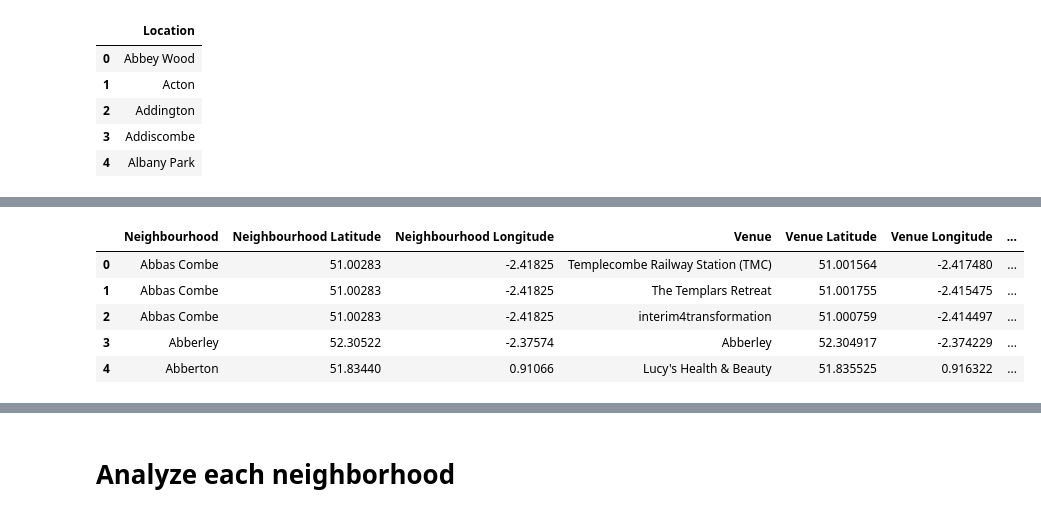
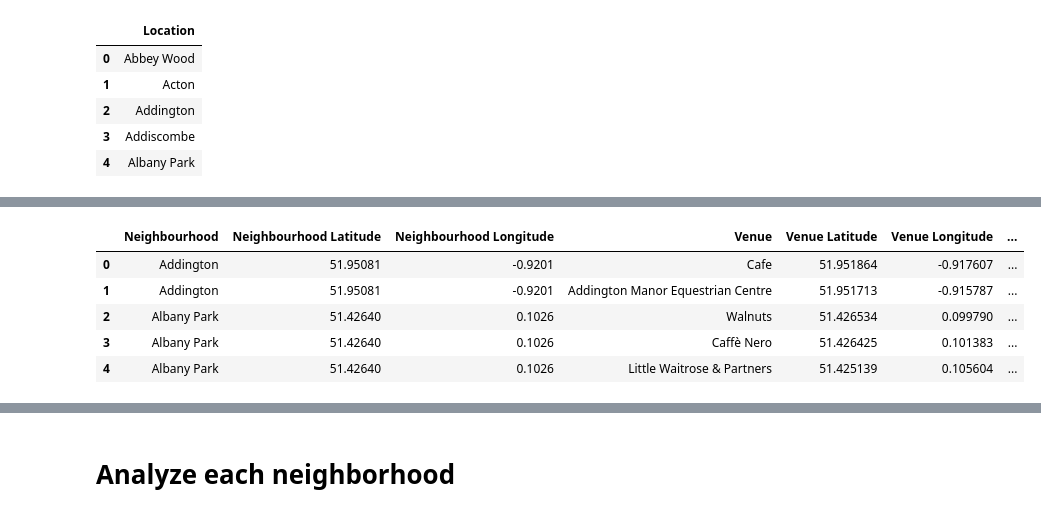
Before and after one commit to icyguy64/Data-Mining, a Jupyter notebook: data_mining_recommendation.ipynb, the cells around one changed output, grey strips where cells are left out. Saved outputs shown, nothing was run; the diff lists cells and outputs as text; code cells hidden in the pictures.

```diff
--- a/data_mining_recommendation.ipynb
+++ b/data_mining_recommendation.ipynb
@@ -172,0 +280,4 @@ df.head()
+# %%
+result = pd.merge(new_df3, df, how='inner', left_on='Neighbourhood', right_on='name')
+result = result[['Borough','Neighbourhood','latitude','longitude']]
+result.head()
@@ -173,5 +305,5 @@ df.head()
 # %%
-df.drop_duplicates(subset='name', keep='first', inplace=True)
-df = df.head(100)
-df.shape
+df = result.drop_duplicates(subset='Neighbourhood', keep='first')
+#df = df.head(100)
+df.head(100)
 # %% [output]
@@ -193,7 +350,7 @@ longitude = -0.127756
 map_london = folium.Map(location=[latitude, longitude], zoom_start=10)
 
 # add markers to map
-for lat, lng, borough, neighborhood in zip(df['latitude'], df['longitude'], df['country'], df['name']):
+for lat, lng, borough, neighborhood in zip(df['latitude'], df['longitude'], df['Borough'], df['Neighbourhood']):
     label = '{}, {}'.format(neighborhood, borough)
     label = folium.Popup(label, parse_html=True)
     folium.CircleMarker(
@@ -210,8 +367,8 @@ map_london
 # %% [output]
 [interactive output not drawn]
 # %%
-CLIENT_ID = ''
-CLIENT_SECRET = ''
+CLIENT_ID = '3JB1PNOILKSRSSHZX4NXBFYTRMJD3ADPIDUZABKWLUTXKC3T'
+CLIENT_SECRET = 'VTXFM3UHONDKA4IZXHUQYZXV5VTFY4WMWFWPDWPIS4QEKRKW'
 VERSION = '20180605'
 # %%
 def getNearbyVenues(names, latitudes, longitudes, radius=500, LIMIT=100):
@@ -254,16 +411,16 @@ def getNearbyVenues(names, latitudes, longitudes, radius=500, LIMIT=100):
 
     return(nearby_venues)
 # %%
-london_venues = getNearbyVenues(names=df['name'],latitudes=df['latitude'],longitudes=df['longitude'])
+london_venues = getNearbyVenues(names=df['Neighbourhood'],latitudes=df['latitude'],longitudes=df['longitude'])
 
 london_venues.head()
 # %% [output]
 |  | Neighbourhood | Neighbourhood Latitude | Neighbourhood Longitude | Venue | Venue Latitude | Venue Longitude | ... |
-| 0 | Abbas Combe | 51.00283 | -2.41825 | Templecombe Railway Station (TMC) | 51.001564 | -2.417480 | ... |
-| 1 | Abbas Combe | 51.00283 | -2.41825 | The Templars Retreat | 51.001755 | -2.415475 | ... |
-| 2 | Abbas Combe | 51.00283 | -2.41825 | interim4transformation | 51.000759 | -2.414497 | ... |
-| 3 | Abberley | 52.30522 | -2.37574 | Abberley | 52.304917 | -2.374229 | ... |
-| 4 | Abberton | 51.83440 | 0.91066 | Lucy's Health & Beauty | 51.835525 | 0.916322 | ... |
+| 0 | Addington | 51.95081 | -0.9201 | Cafe | 51.951864 | -0.917607 | ... |
+| 1 | Addington | 51.95081 | -0.9201 | Addington Manor Equestrian Centre | 51.951713 | -0.915787 | ... |
+| 2 | Albany Park | 51.42640 | 0.1026 | Walnuts | 51.426534 | 0.099790 | ... |
+| 3 | Albany Park | 51.42640 | 0.1026 | Caffè Nero | 51.426425 | 0.101383 | ... |
+| 4 | Albany Park | 51.42640 | 0.1026 | Little Waitrose & Partners | 51.425139 | 0.105604 | ... |
 # %%
 london_venues.groupby('Neighbourhood').count()
 # %% [output]
```
Also changed, not shown: parts of 40 cells of this notebook.
